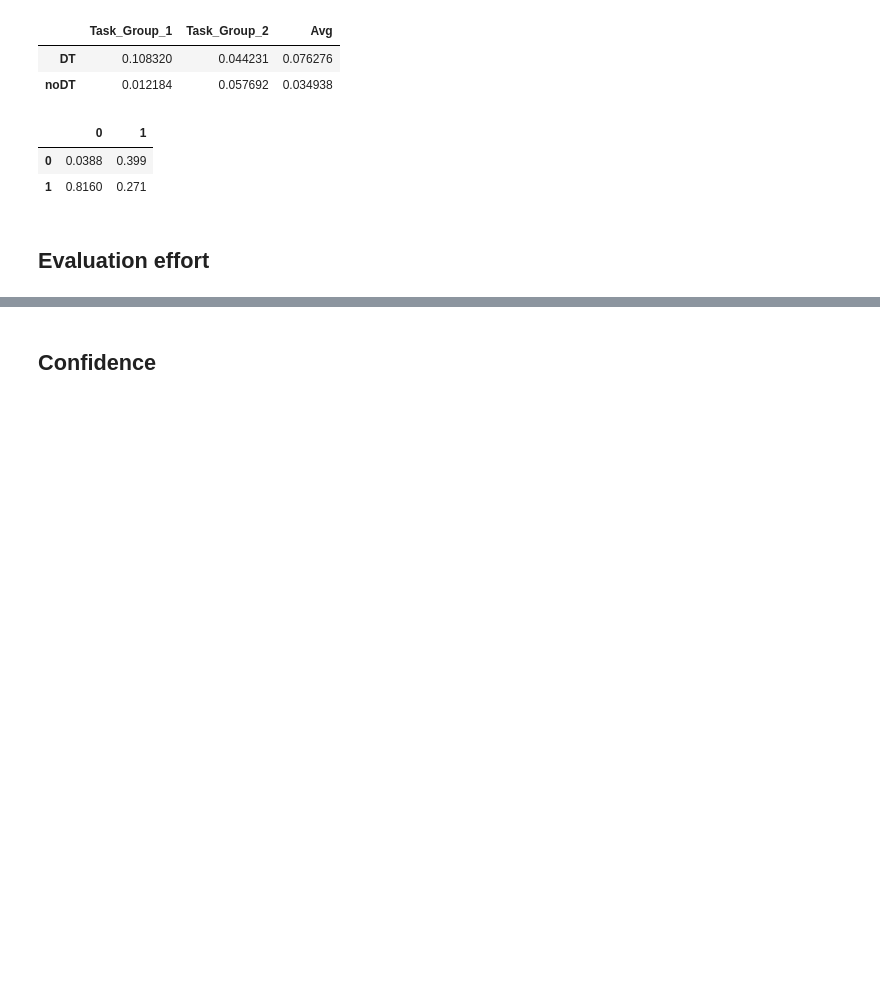
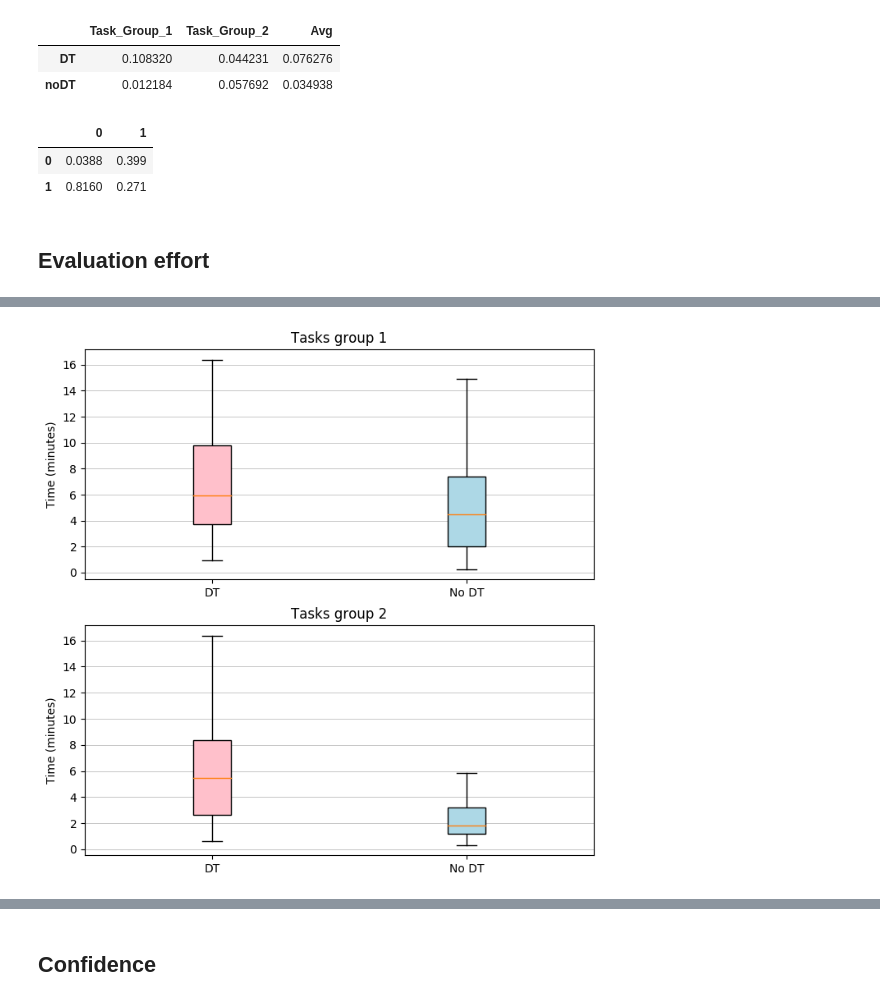
Before and after one commit to christianorossini/masterProject, a Jupyter notebook: experiment/experiments.ipynb, the cells around one changed output, grey strips where cells are left out. Drawn from its saved outputs; the diff is of its cells as text; code cells hidden in the pictures; blank space fills up the shorter version.

```diff
--- a/experiment/experiments.ipynb
+++ b/experiment/experiments.ipynb
@@ -574,0 +531,94 @@ plt.scatter(answer_noDt['yearsDevExperience'], answer_noDt['secondsToAnswer'])
+# %%
+import matplotlib.pyplot as plt
+
+g1 = [3,4,11,7] # o grupo de task determina se o participante foi P1 ou P2
+g2 = [8,6,12,5]
+
+answers_g1 = answer_no_dummy[answer_no_dummy.task_id.isin(g1)]
+answers_g2 = answer_no_dummy[~answer_no_dummy.task_id.isin(g1)]
+
+answers_g1_dt = answers_g1[answers_g1.isDt==1]
+answers_g1_noDt = answers_g1[answers_g1.isDt==0]
+answerG1DtMinutes = answers_g1_dt.secondsToAnswer/60
+answerG1NoDtMinutes = answers_g1_noDt.secondsToAnswer/60
+
+answers_g2_dt = answers_g2[answers_g2.isDt==1]
+outliers = answers_g2_dt[(answers_g2_dt.secondsToAnswer/60)>45]
+answers_g2_dt = answers_g2_dt.drop(outliers.index) #retirada de um outliers exagerado
+answers_g2_noDt = answers_g2[answers_g2.isDt==0]
+answerG2DtMinutes = answers_g2_dt.secondsToAnswer/60
+answerG2NoDtMinutes = answers_g2_noDt.secondsToAnswer/60
+
+labels = ['DT', 'No DT']
+
+all_data = [answerG1DtMinutes.tolist(),answerG1NoDtMinutes.tolist()]
+
+# df_time_required = pd.DataFrame(all_data)
+# df_time_required = df_time_required.T
+# df_time_required.columns = labels
+
+# with pd.option_context('display.max_rows', None, 'display.max_columns', None):  # more options can be specified also
+#     display(df_time_required)
+
+
+
+## combine these different collections into a list
+data_to_plot = all_data
+
+plt.style.use('default')
+#plt.style.use('seaborn-notebook')
+#plt.style.use('fivethirtyeight')
+#plt.style.use('seaborn-deep')
+
+fig, axes = plt.subplots(nrows=2, ncols=1, figsize=(8, 8))
+
+# Create a figure instance
+#fig = plt.figure()
+
+# Create an axes instance
+#ax = fig.add_axes([0,0,1,1])
+
+# notch shape box plot
+bplot1 = axes[0].boxplot(all_data,
+                         notch=False,  # notch shape
+                         vert=True,  # vertical box alignment
+                         patch_artist=True,  # fill with color
+                         labels=labels, showfliers=False)  # will be used to label x-ticks
+axes[0].set_title('Tasks group 1')
+
+
+all_data = [answerG2DtMinutes.tolist(),answerG2NoDtMinutes.tolist()]
+bplot2 = axes[1].boxplot(all_data,
+                         notch=False,  # notch shape
+                         vert=True,  # vertical box alignment
+                         patch_artist=True,  # fill with color
+                         labels=labels, showfliers=False)  # will be used to label x-ticks
+axes[1].set_title('Tasks group 2')
+
+
+# adding horizontal grid lines
+for ax in axes:
+    ax.yaxis.grid(True, linestyle='-',linewidth=0.5)
+    ax.set_ylabel('Time (minutes)')
+
+# fill with colors
+colors = ['pink', 'lightblue']
+for bplot in (bplot1, bplot2):
+    for patch, color in zip(bplot['boxes'], colors):
+        patch.set_facecolor(color)
+
+# Create the violinplot
+# bp = ax.violinplot(data_to_plot)
+# for plot in bp['bodies']:
+#     plot.set_facecolor('#66ccff')
+#     plot.set_edgecolor('black')
+#     plot.set_alpha(1)
+
+# ax.get_xaxis().set_tick_params(direction='out')
+# ax.xaxis.set_ticks_position('bottom')
+# ax.set_xticks(np.arange(1, len(labels) + 1))
+# ax.set_xticklabels(labels)
+# ax.set_xticklabels(labels)
+# ax.set_ylabel('Minutes')
+# %% [output]
+[figure, added]
```
Also changed, not shown: parts of 10 cells of this notebook, 19 other files.
